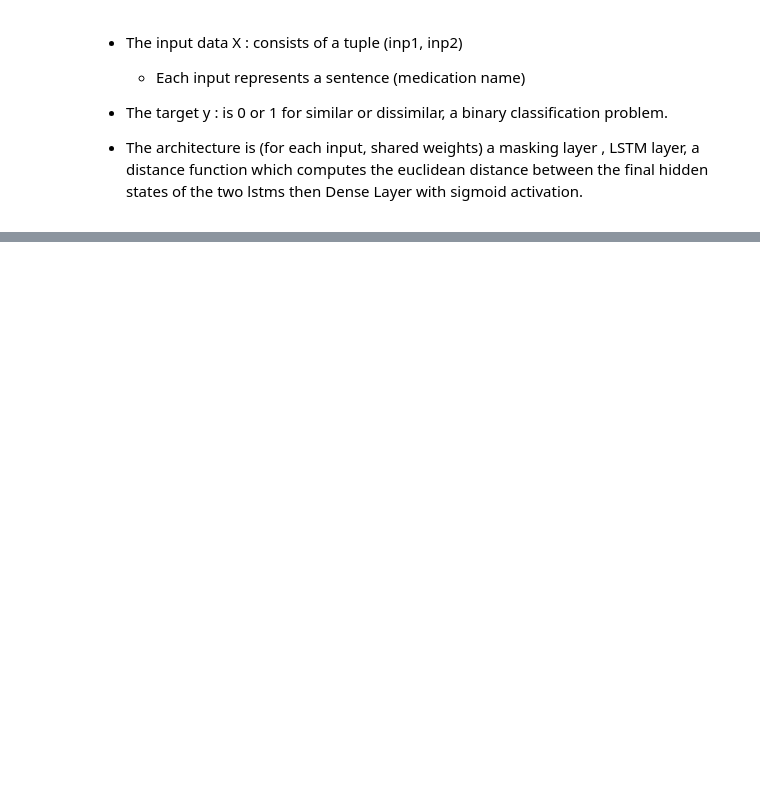
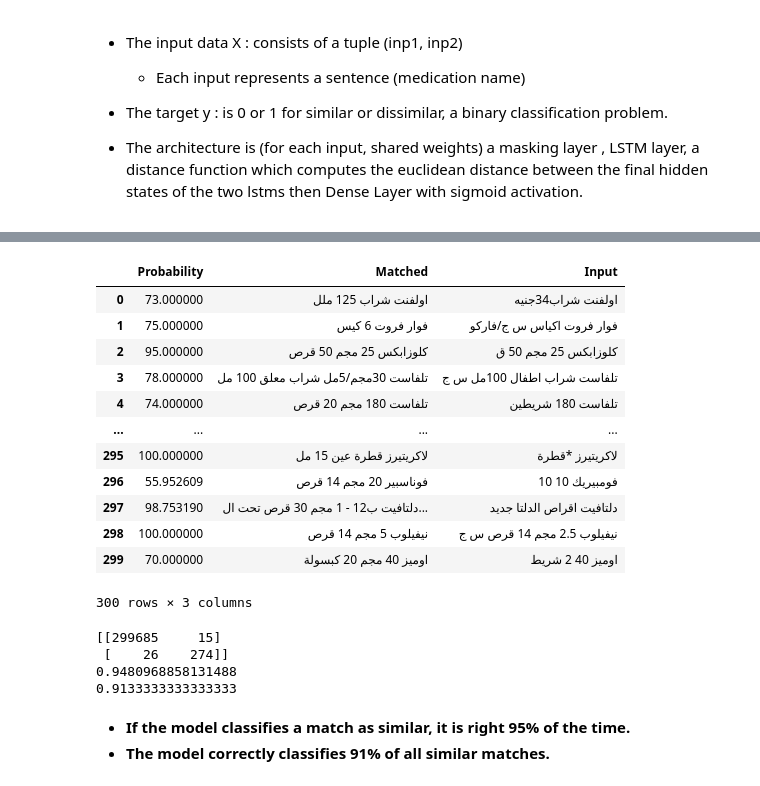
Before and after one commit to Yousefbahr/Pattern-Matching-Model, a Jupyter notebook: model.ipynb, the cells around one changed output, grey strips where cells are left out. Saved outputs shown, nothing was run; the diff lists cells and outputs as text; code cells hidden in the pictures; blank space fills up the shorter version.

Commit message:
updating model

```diff
--- a/model.ipynb
+++ b/model.ipynb
@@ -407,0 +522,29 @@ get_prediction(model, np.array([sen,  sen2, sen3, sen4, sen5]), Tx, char_to_inde
+# %%
+df
+# %% [output]
+|  | Probability | Matched | Input |
+| 0 | 73.000000 | اولفنت شراب 125 ملل | اولفنت شراب34جنيه |
+| 1 | 75.000000 | فوار فروت 6 كيس | فوار فروت اكياس س ج/فاركو |
+| 2 | 95.000000 | كلوزابكس 25 مجم 50 قرص | كلوزابكس 25 مجم 50 ق |
+| 3 | 78.000000 | تلفاست 30مجم/5مل شراب معلق 100 مل | تلفاست شراب اطفال 100مل س ج |
+| 4 | 74.000000 | تلفاست 180 مجم 20 قرص | تلفاست 180 شريطين |
+| ... | ... | ... | ... |
+| 295 | 100.000000 | لاكريتيرز قطرة عين 15 مل | لاكريتيرز *قطرة |
+| 296 | 55.952609 | فوناسبير 20 مجم 14 قرص | فومبيريك 10 10 |
+| 297 | 98.753190 | دلتافيت ب12 - 1 مجم 30 قرص تحت ال... | دلتافيت اقراص الدلتا جديد |
+| 298 | 100.000000 | نيفيلوب 5 مجم 14 قرص | نيفيلوب 2.5 مجم 14 قرص س ج |
+| 299 | 70.000000 | اوميز 40 مجم 20 كبسولة | اوميز 40 2 شريط |
+300 rows × 3 columns
+# %%
+
+print(confusion_matrix(y_test_best, preds))
+print(precision_score(y_test_best, preds))
+print(recall_score(y_test_best, preds))
+# %% [output]
+[[299685     15]
+ [    26    274]]
+0.9480968858131488
+0.9133333333333333
+# %% [markdown]
+- **If the model classifies a match as similar, it is right 95% of the time.**
+- **The model correctly classifies 91% of all similar matches.**
```
Also changed, not shown: parts of 28 cells of this notebook, 4 other files.
